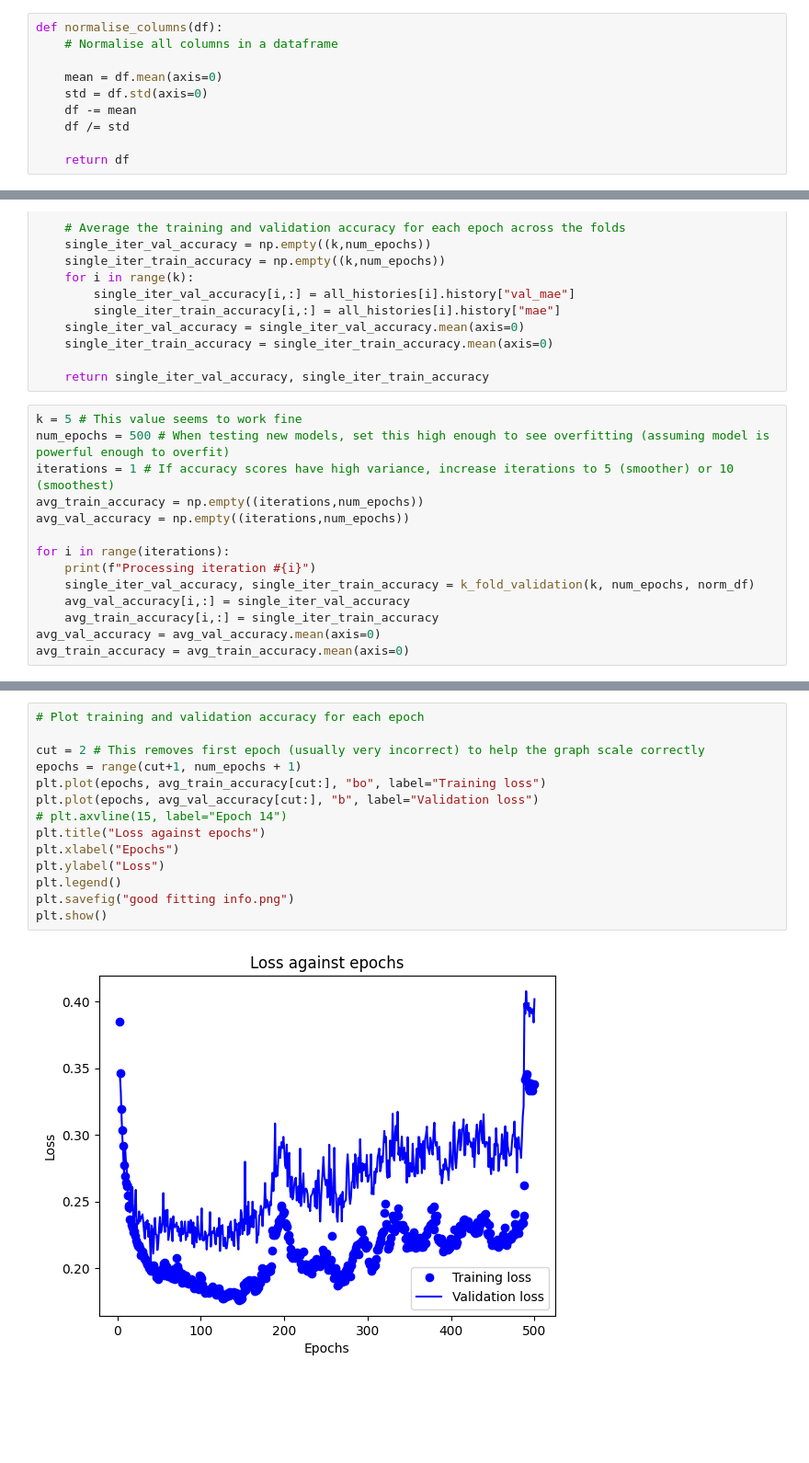
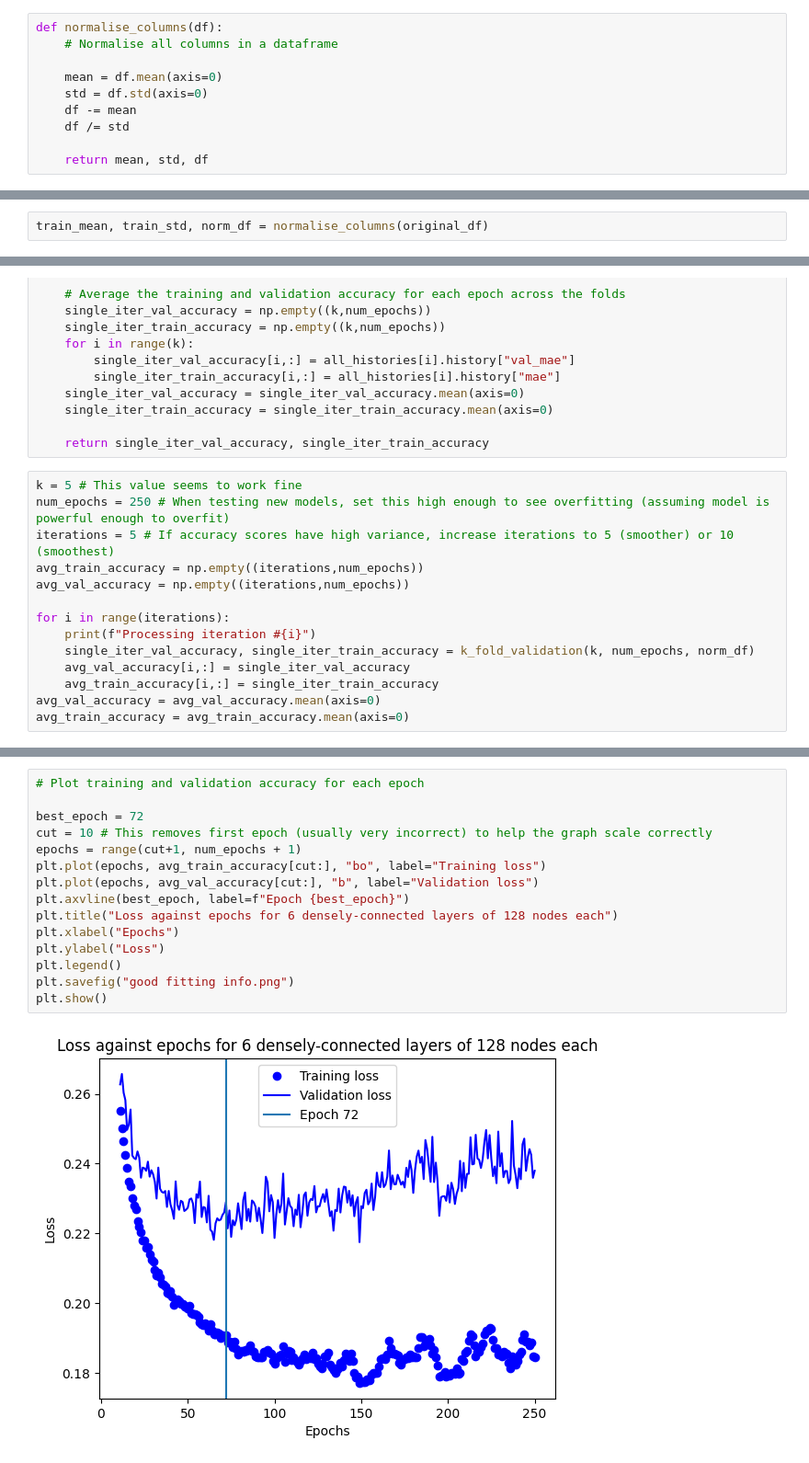
Before and after one commit to benvlasto/MPhys-Project, a Jupyter notebook: dark-matter-relic-density-model.ipynb, the cells around one changed output, grey strips where cells are left out. Shown: that part at 92% size. Drawn from its saved outputs; the diff is of its cells as text; blank space fills up the shorter version.

Commit message:
First successful model prediction. MAE = 0.208 with 6 densely connected layers of 128 nodes each and 72 epochs

```diff
--- a/dark-matter-relic-density-model.ipynb
+++ b/dark-matter-relic-density-model.ipynb
@@ -24,4 +16,4 @@ def normalise_columns(df):
     df -= mean
     df /= std
 
-    return df
+    return mean, std, df
@@ -38,3 +20,5 @@ norm_df.head()
+# %%
+train_mean, train_std, norm_df = normalise_columns(original_df)
 # %%
 def build_model(): # Returns a compiled model, as K-fold cross validation involves building the same model lots of times
 
@@ -106,8 +90,8 @@ def k_fold_validation(k, num_epochs, df): # Trains model for one round of k-fold
     return single_iter_val_accuracy, single_iter_train_accuracy
 # %%
 k = 5 # This value seems to work fine
-num_epochs = 500 # When testing new models, set this high enough to see overfitting (assuming model is powerful enough to overfit)
-iterations = 1 # If accuracy scores have high variance, increase iterations to 5 (smoother) or 10 (smoothest)
+num_epochs = 250 # When testing new models, set this high enough to see overfitting (assuming model is powerful enough to overfit)
+iterations = 5 # If accuracy scores have high variance, increase iterations to 5 (smoother) or 10 (smoothest)
 avg_train_accuracy = np.empty((iterations,num_epochs))
 avg_val_accuracy = np.empty((iterations,num_epochs))
 
@@ -123,16 +128,17 @@ Processing iteration #0
 # %%
 # Plot training and validation accuracy for each epoch
 
-cut = 2 # This removes first epoch (usually very incorrect) to help the graph scale correctly
+best_epoch = 72
+cut = 10 # This removes first epoch (usually very incorrect) to help the graph scale correctly
 epochs = range(cut+1, num_epochs + 1)
 plt.plot(epochs, avg_train_accuracy[cut:], "bo", label="Training loss")
 plt.plot(epochs, avg_val_accuracy[cut:], "b", label="Validation loss")
-# plt.axvline(15, label="Epoch 14")
-plt.title("Loss against epochs")
+plt.axvline(best_epoch, label=f"Epoch {best_epoch}")
+plt.title("Loss against epochs for 6 densely-connected layers of 128 nodes each")
 plt.xlabel("Epochs")
 plt.ylabel("Loss")
 plt.legend()
 plt.savefig("good fitting info.png")
 plt.show()
 # %% [output]
-[figure, old version]
+[figure, new version]
```
Also changed, not shown: parts of 9 cells of this notebook, 2 other files.
